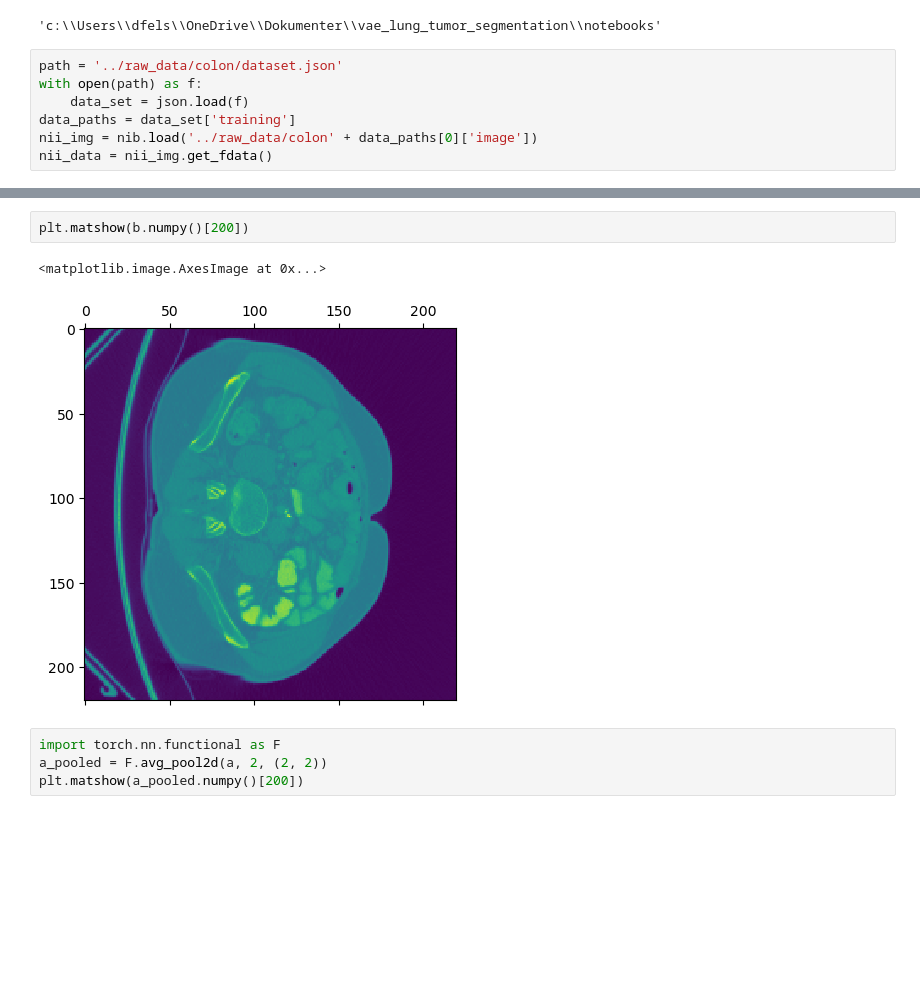
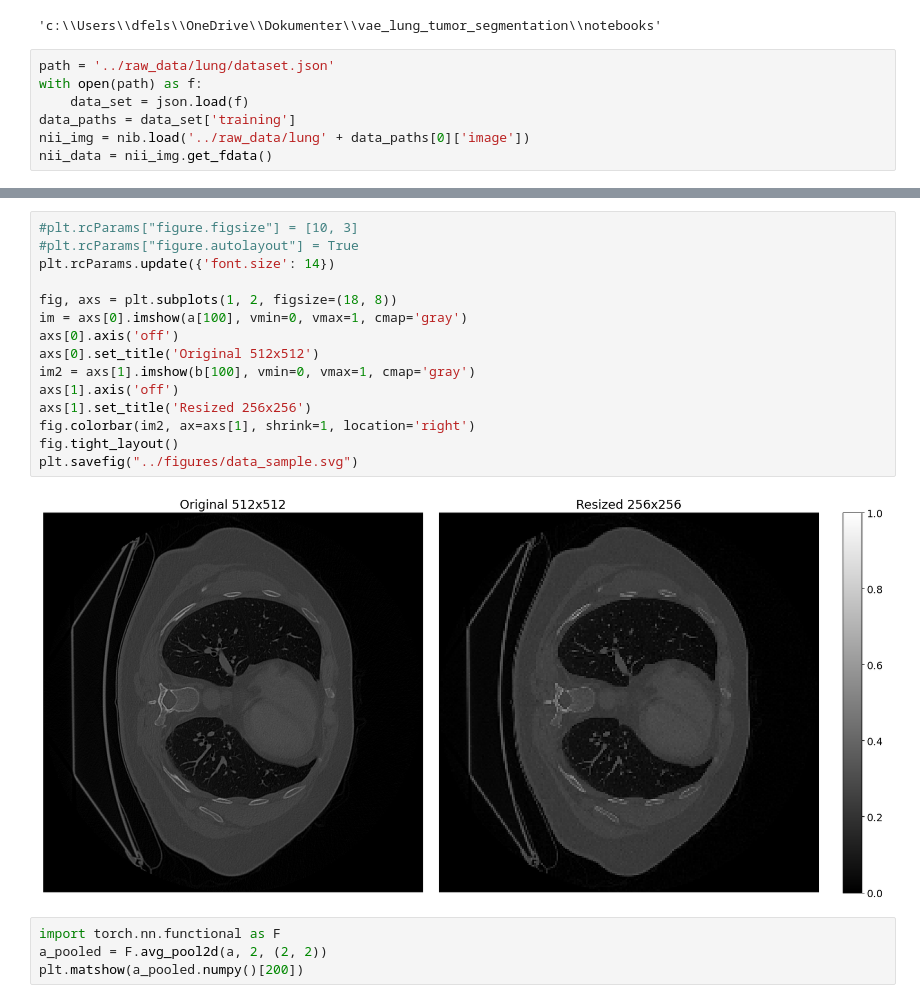
Before and after one commit to felsager/vae_lung_tumor_segmentation, a Jupyter notebook: notebooks/read_data.ipynb, the cells around one changed output, grey strips where cells are left out. Drawn from its saved outputs; the diff is of its cells as text; blank space fills up the shorter version.

```diff
--- a/notebooks/read_data.ipynb
+++ b/notebooks/read_data.ipynb
@@ -11,11 +11,11 @@ os.getcwd()
 # %% [output]
 'c:\\Users\\dfels\\OneDrive\\Dokumenter\\vae_lung_tumor_segmentation\\notebooks'
 # %%
-path = '../raw_data/colon/dataset.json'
+path = '../raw_data/lung/dataset.json'
 with open(path) as f:
     data_set = json.load(f)
 data_paths = data_set['training']
-nii_img = nib.load('../raw_data/colon' + data_paths[0]['image'])
+nii_img = nib.load('../raw_data/lung' + data_paths[0]['image'])
 nii_data = nii_img.get_fdata()
 # %%
 nii_data = np.transpose(nii_data, [2, 0, 1])
@@ -36,8 +32,20 @@ b = resize(a)
-# %%
-plt.matshow(b.numpy()[200])
-# %% [output]
-<matplotlib.image.AxesImage at 0x...>
-[figure, removed]
+# %%
+#plt.rcParams["figure.figsize"] = [10, 3]
+#plt.rcParams["figure.autolayout"] = True
+plt.rcParams.update({'font.size': 14})
+
+fig, axs = plt.subplots(1, 2, figsize=(18, 8))
+im = axs[0].imshow(a[100], vmin=0, vmax=1, cmap='gray')
+axs[0].axis('off')
+axs[0].set_title('Original 512x512')
+im2 = axs[1].imshow(b[100], vmin=0, vmax=1, cmap='gray')
+axs[1].axis('off')
+axs[1].set_title('Resized 256x256')
+fig.colorbar(im2, ax=axs[1], shrink=1, location='right')
+fig.tight_layout()
+plt.savefig("../figures/data_sample.svg")
+# %% [output]
+[figure, added]
 # %%
 import torch.nn.functional as F
 a_pooled = F.avg_pool2d(a, 2, (2, 2))
```
Also changed, not shown: parts of 2 cells of this notebook, 11 other files.
